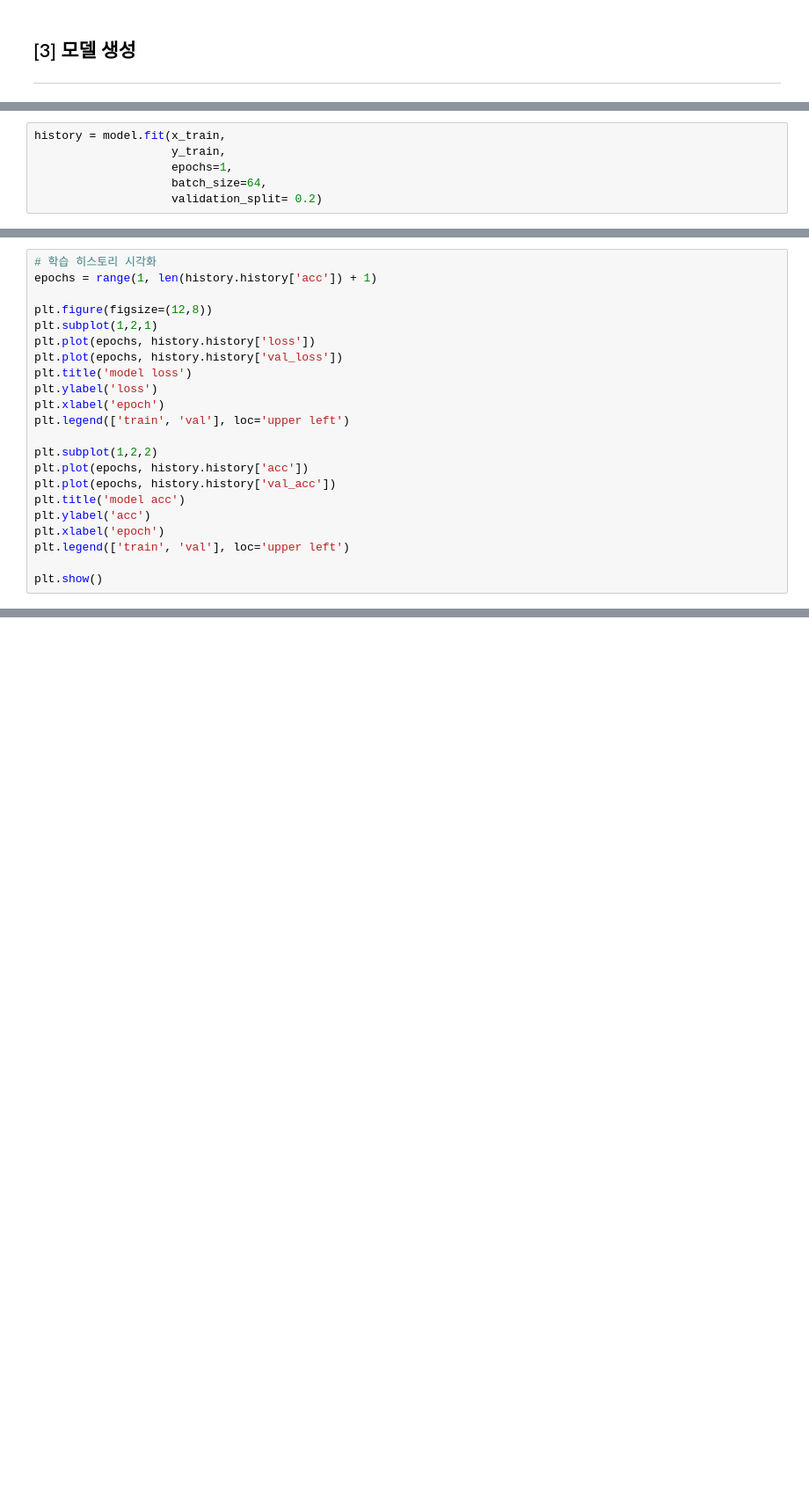
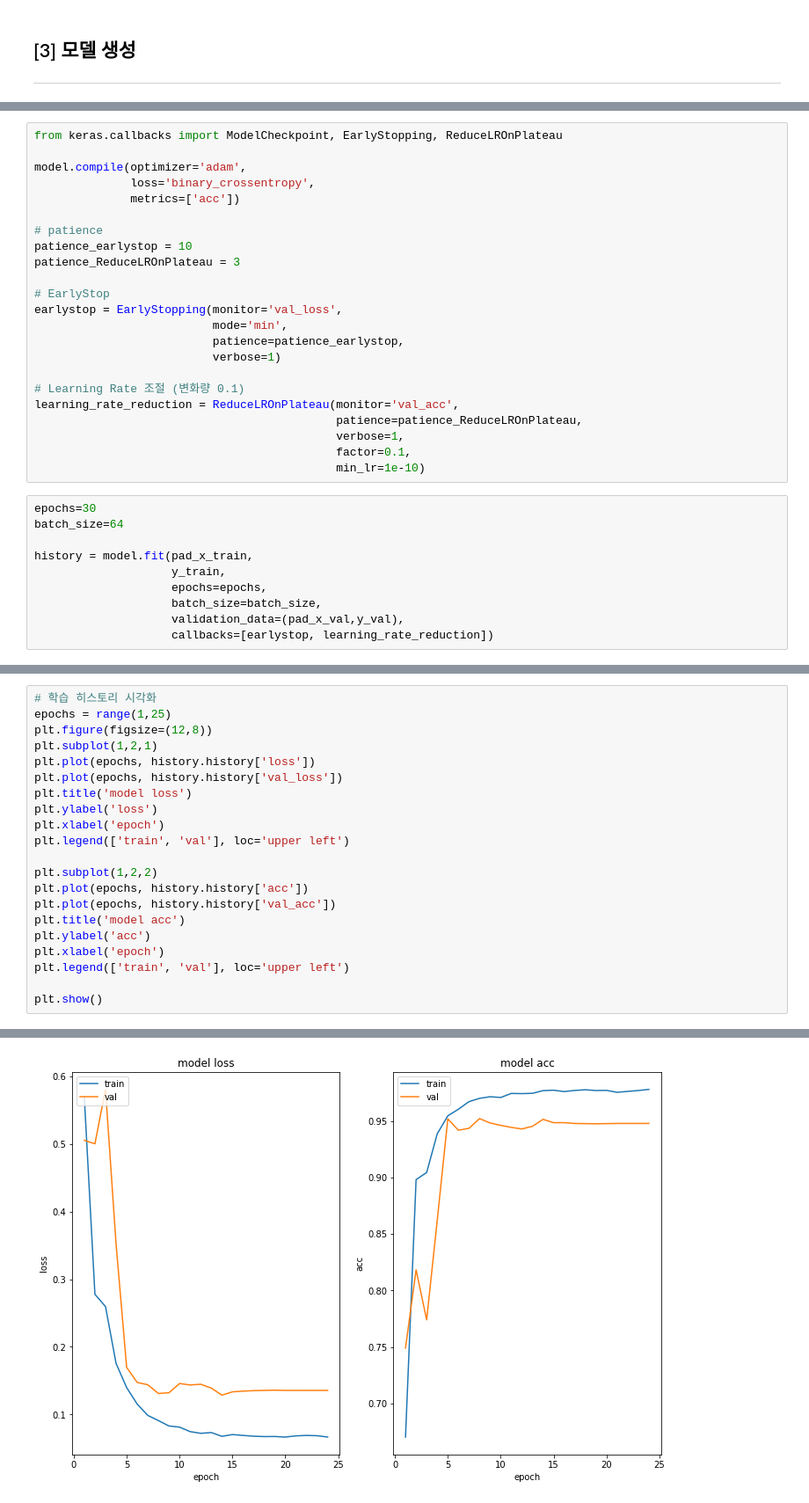
Before and after one commit to MINSU-S/test, a Jupyter notebook: 13th_miniProject_fakeNews.ipynb, the cells around one changed output, grey strips where cells are left out. Shown: that part at 88% size. Saved outputs shown, nothing was run; the diff lists cells and outputs as text; blank space fills up the shorter version.

```diff
--- a/13th_miniProject_fakeNews.ipynb
+++ b/13th_miniProject_fakeNews.ipynb
@@ -308,6 +341,0 @@ model.compile(optimizer='adam',
-# %%
-history = model.fit(x_train,
-                    y_train,
-                    epochs=1,
-                    batch_size=64,
-                    validation_split= 0.2)
@@ -313,0 +346,33 @@ history = model.fit(x_train,
+# %%
+from keras.callbacks import ModelCheckpoint, EarlyStopping, ReduceLROnPlateau
+
+model.compile(optimizer='adam',
+              loss='binary_crossentropy',
+              metrics=['acc'])
+
+# patience
+patience_earlystop = 10
+patience_ReduceLROnPlateau = 3
+
+# EarlyStop
+earlystop = EarlyStopping(monitor='val_loss',
+                          mode='min',
+                          patience=patience_earlystop,
+                          verbose=1)
+
+# Learning Rate 조절 (변화량 0.1)
+learning_rate_reduction = ReduceLROnPlateau(monitor='val_acc',
+                                            patience=patience_ReduceLROnPlateau,
+                                            verbose=1,
+                                            factor=0.1,
+                                            min_lr=1e-10)
+# %%
+epochs=30
+batch_size=64
+
+history = model.fit(pad_x_train,
+                    y_train,
+                    epochs=epochs,
+                    batch_size=batch_size,
+                    validation_data=(pad_x_val,y_val),
+                    callbacks=[earlystop, learning_rate_reduction])
@@ -314,7 +397,6 @@ history = model.fit(x_train,
 # %%
 # 학습 히스토리 시각화
-epochs = range(1, len(history.history['acc']) + 1)
-
+epochs = range(1,25)
 plt.figure(figsize=(12,8))
 plt.subplot(1,2,1)
 plt.plot(epochs, history.history['loss'])
@@ -337,0 +419 @@ NameError: ignored
+[figure, added]
```
Also changed, not shown: parts of 39 cells of this notebook.
